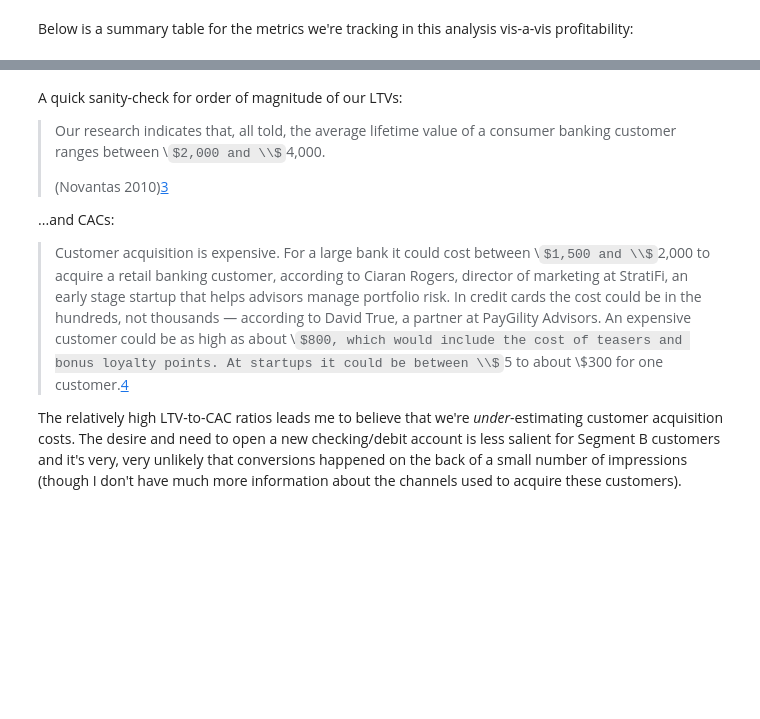
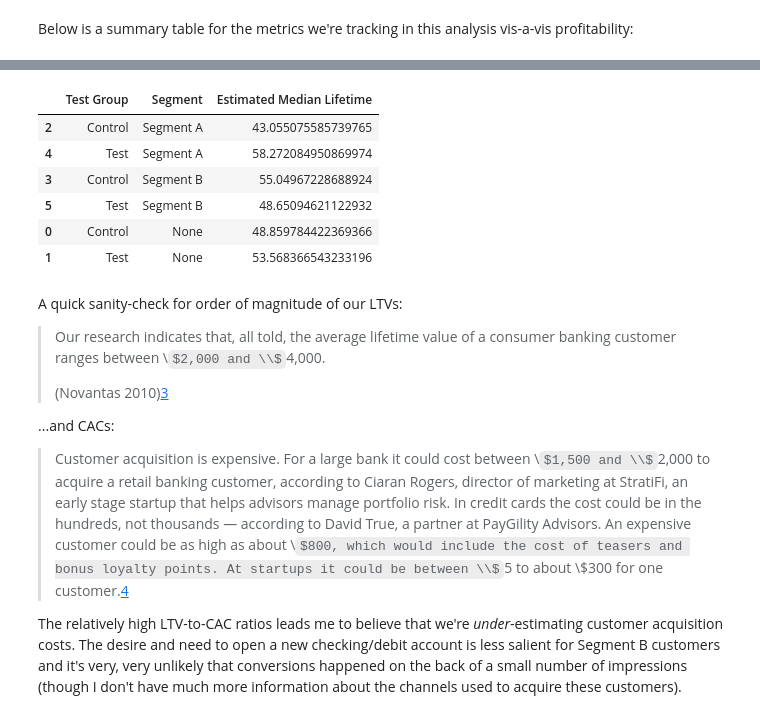
Before and after one commit to Per48edjes/Chime-Case, a Jupyter notebook: analysis.ipynb, the cells around one changed output, grey strips where cells are left out. Cells and saved outputs as stored; diff of their text form; code cells hidden in the pictures; some formulas as TeX source; blank space fills up the shorter version.

```diff
--- a/analysis.ipynb
+++ b/analysis.ipynb
@@ -393,6 +400,16 @@ df_prof_summary.sort_values('LTV-to-CAC', ascending=False)
 | 0 | Control | None | 243.795852 | 50.995508 | 4.780732 | 0.007646 | 48.859784422369366 | ... |
 | 4 | Test | Segment A | 191.488547 | 44.359586 | 4.316734 | 0.006121 | 58.272084950869974 | ... |
 | 2 | Control | Segment A | 206.851726 | 50.995508 | 4.056273 | 0.008091 | 43.055075585739765 | ... |
+# %%
+df_prof_summary[['Test Group', 'Segment', 'Estimated Median Lifetime']].sort_values(['Segment', 'Test Group'])
+# %% [output]
+|  | Test Group | Segment | Estimated Median Lifetime |
+| 2 | Control | Segment A | 43.055075585739765 |
+| 4 | Test | Segment A | 58.272084950869974 |
+| 3 | Control | Segment B | 55.04967228688924 |
+| 5 | Test | Segment B | 48.65094621122932 |
+| 0 | Control | None | 48.859784422369366 |
+| 1 | Test | None | 53.568366543233196 |
 # %% [markdown]
 A quick sanity-check for order of magnitude of our LTVs:
 
```
Also changed, not shown: parts of 9 cells of this notebook, 2 other files.
